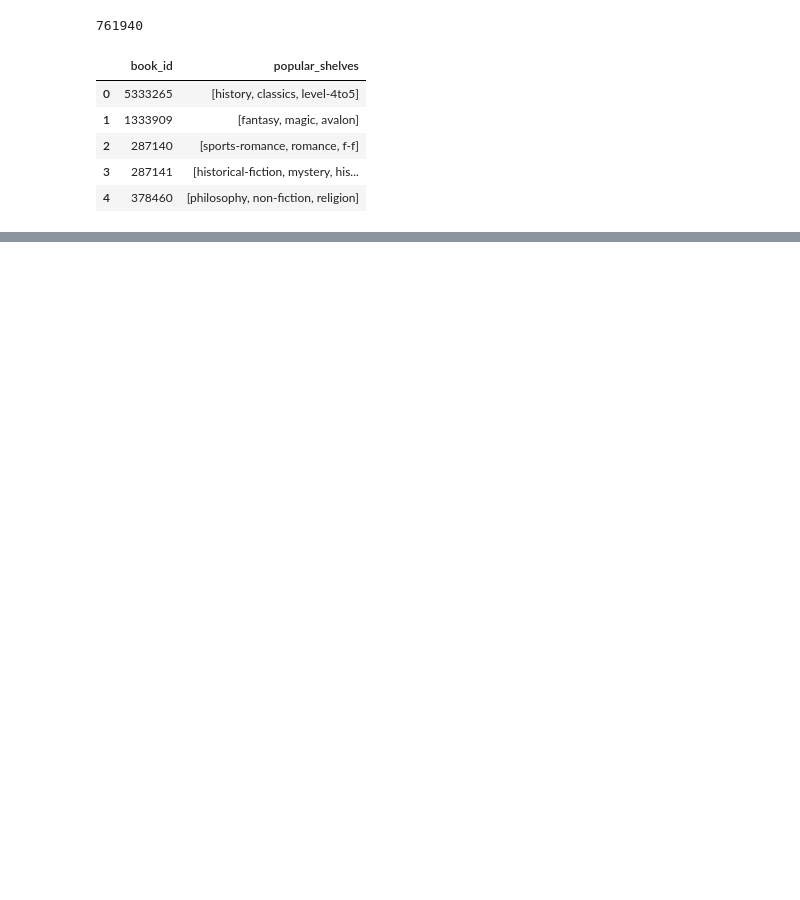
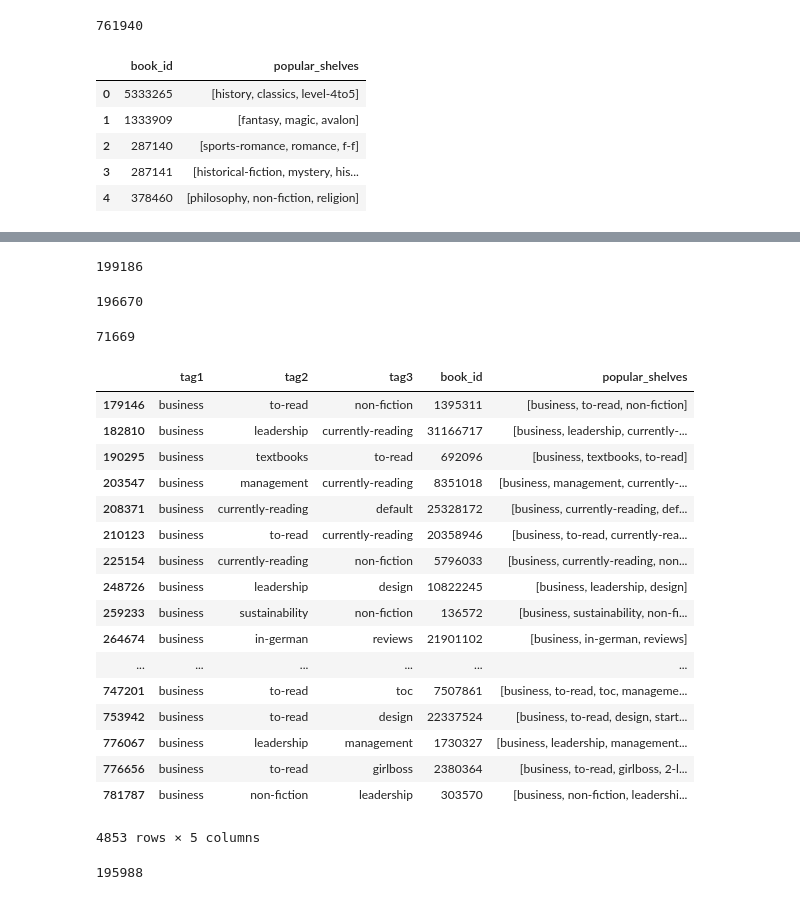
Before and after one commit to ychebaro/project_insight, a Jupyter notebook: Cleaning_books.ipynb, the cells around one changed output, grey strips where cells are left out. Cells and saved outputs as stored; diff of their text form; code cells hidden in the pictures; blank space fills up the shorter version.

```diff
--- a/Cleaning_books.ipynb
+++ b/Cleaning_books.ipynb
@@ -357,0 +408,3 @@ newdata.head()
+# %%
+norelig = noya[~((noya['tag1'] == 'religion' ) | (noya['tag2'] == 'religion' )
+                | (noya['tag3'] == 'religion' ))]
@@ -357,0 +415,3 @@ newdata.head()
+# %%
+nochild = norelig[~((norelig['tag1'] == 'childrens' ) | (norelig['tag2'] == 'childrens' )
+                | (norelig['tag3'] == 'childrens' ))]
@@ -357,0 +462,2 @@ newdata.head()
+# %%
+test = nochild[~(bool(re.match('.*reads*', nochild['tag1'])) == True)]
@@ -357,0 +470,2 @@ newdata.head()
+# %%
+test.dropna(inplace=True)
@@ -357,0 +561,4 @@ newdata.head()
+# %%
+len(df)
+# %% [output]
+199186
@@ -357,0 +569,36 @@ newdata.head()
+# %%
+len(df)
+# %% [output]
+196670
+# %%
+len(set(df['tag1']+df['tag2']+df['tag3']))
+# %% [output]
+71669
+# %%
+test[test['tag1'] == 'business']
+# %% [output]
+|  | tag1 | tag2 | tag3 | book_id | popular_shelves |
+| 179146 | business | to-read | non-fiction | 1395311 | [business, to-read, non-fiction] |
+| 182810 | business | leadership | currently-reading | 31166717 | [business, leadership, currently-... |
+| 190295 | business | textbooks | to-read | 692096 | [business, textbooks, to-read] |
+| 203547 | business | management | currently-reading | 8351018 | [business, management, currently-... |
+| 208371 | business | currently-reading | default | 25328172 | [business, currently-reading, def... |
+| 210123 | business | to-read | currently-reading | 20358946 | [business, to-read, currently-rea... |
+| 225154 | business | currently-reading | non-fiction | 5796033 | [business, currently-reading, non... |
+| 248726 | business | leadership | design | 10822245 | [business, leadership, design] |
+| 259233 | business | sustainability | non-fiction | 136572 | [business, sustainability, non-fi... |
+| 264674 | business | in-german | reviews | 21901102 | [business, in-german, reviews] |
+| ... | ... | ... | ... | ... | ... |
+| 747201 | business | to-read | toc | 7507861 | [business, to-read, toc, manageme... |
+| 753942 | business | to-read | design | 22337524 | [business, to-read, design, start... |
+| 776067 | business | leadership | management | 1730327 | [business, leadership, management... |
+| 776656 | business | to-read | girlboss | 2380364 | [business, to-read, girlboss, 2-l... |
+| 781787 | business | non-fiction | leadership | 303570 | [business, non-fiction, leadershi... |
+4853 rows × 5 columns
+# %%
+filter2 = df['tag1'].str.match('.*201*')
+
+df = df[~filter2]
+len(df)
+# %% [output]
+195988
```
Also changed, not shown: parts of 59 cells of this notebook.
